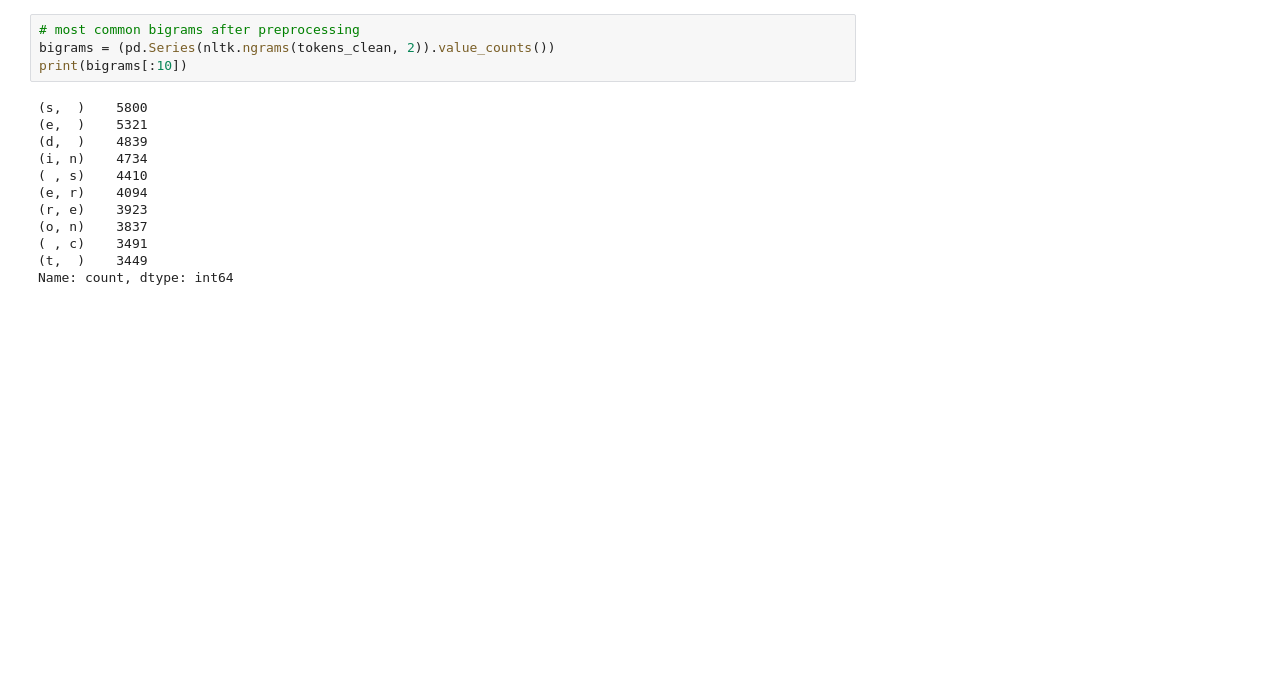
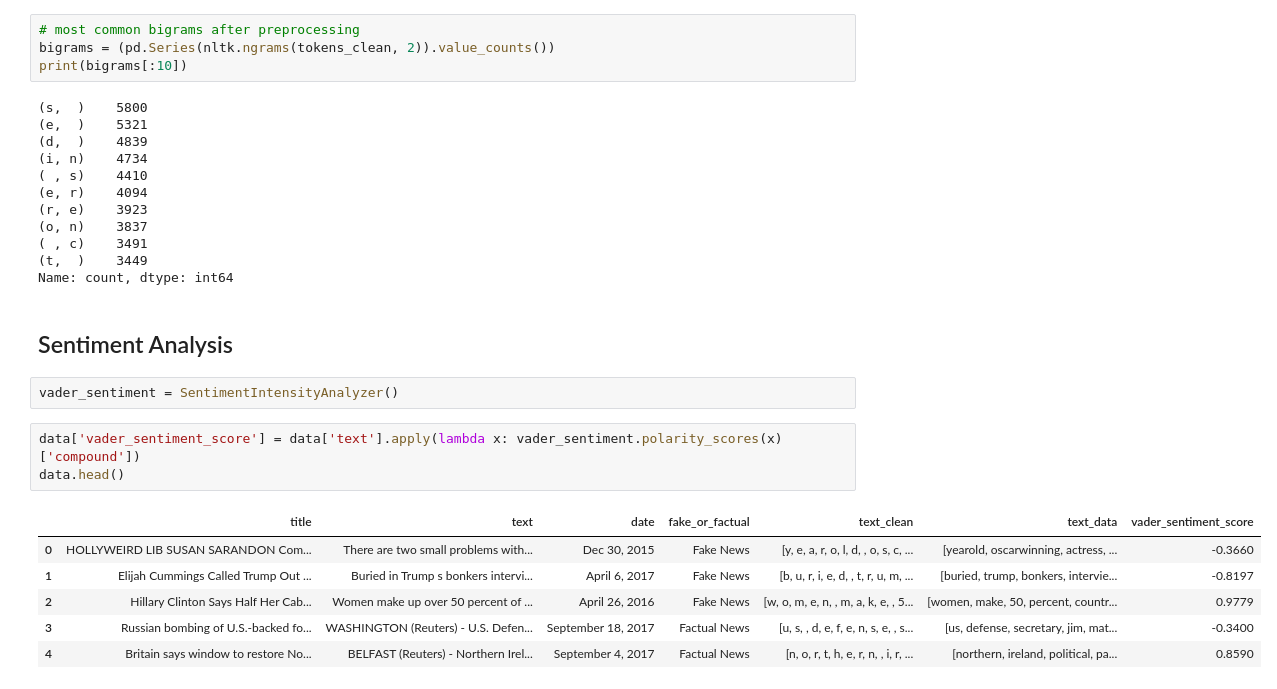
Before and after one commit to tanishav2/fake_news_classifier, a Jupyter notebook: main.ipynb, the cells around one changed output. Saved outputs shown, nothing was run; the diff lists cells and outputs as text; blank space fills up the shorter version.

```diff
--- a/main.ipynb
+++ b/main.ipynb
@@ -336,3 +336,17 @@ print(bigrams[:10])
 ( , c)    3491
 (t,  )    3449
 Name: count, dtype: int64
+# %% [markdown]
+## Sentiment Analysis
+# %%
+vader_sentiment = SentimentIntensityAnalyzer()
+# %%
+data['vader_sentiment_score'] = data['text'].apply(lambda x: vader_sentiment.polarity_scores(x)['compound'])
+data.head()
+# %% [output]
+|  | title | text | date | fake_or_factual | text_clean | text_data | vader_sentiment_score |
+| 0 | HOLLYWEIRD LIB SUSAN SARANDON Com... | There are two small problems with... | Dec 30, 2015 | Fake News | [y, e, a, r, o, l, d, , o, s, c, ... | [yearold, oscarwinning, actress, ... | -0.3660 |
+| 1 | Elijah Cummings Called Trump Out ... | Buried in Trump s bonkers intervi... | April 6, 2017 | Fake News | [b, u, r, i, e, d, , t, r, u, m, ... | [buried, trump, bonkers, intervie... | -0.8197 |
+| 2 | Hillary Clinton Says Half Her Cab... | Women make up over 50 percent of ... | April 26, 2016 | Fake News | [w, o, m, e, n, , m, a, k, e, , 5... | [women, make, 50, percent, countr... | 0.9779 |
+| 3 | Russian bombing of U.S.-backed fo... | WASHINGTON (Reuters) - U.S. Defen... | September 18, 2017 | Factual News | [u, s, , d, e, f, e, n, s, e, , s... | [us, defense, secretary, jim, mat... | -0.3400 |
+| 4 | Britain says window to restore No... | BELFAST (Reuters) - Northern Irel... | September 4, 2017 | Factual News | [n, o, r, t, h, e, r, n, , i, r, ... | [northern, ireland, political, pa... | 0.8590 |
```
Also changed, not shown: parts of 5 cells of this notebook.
